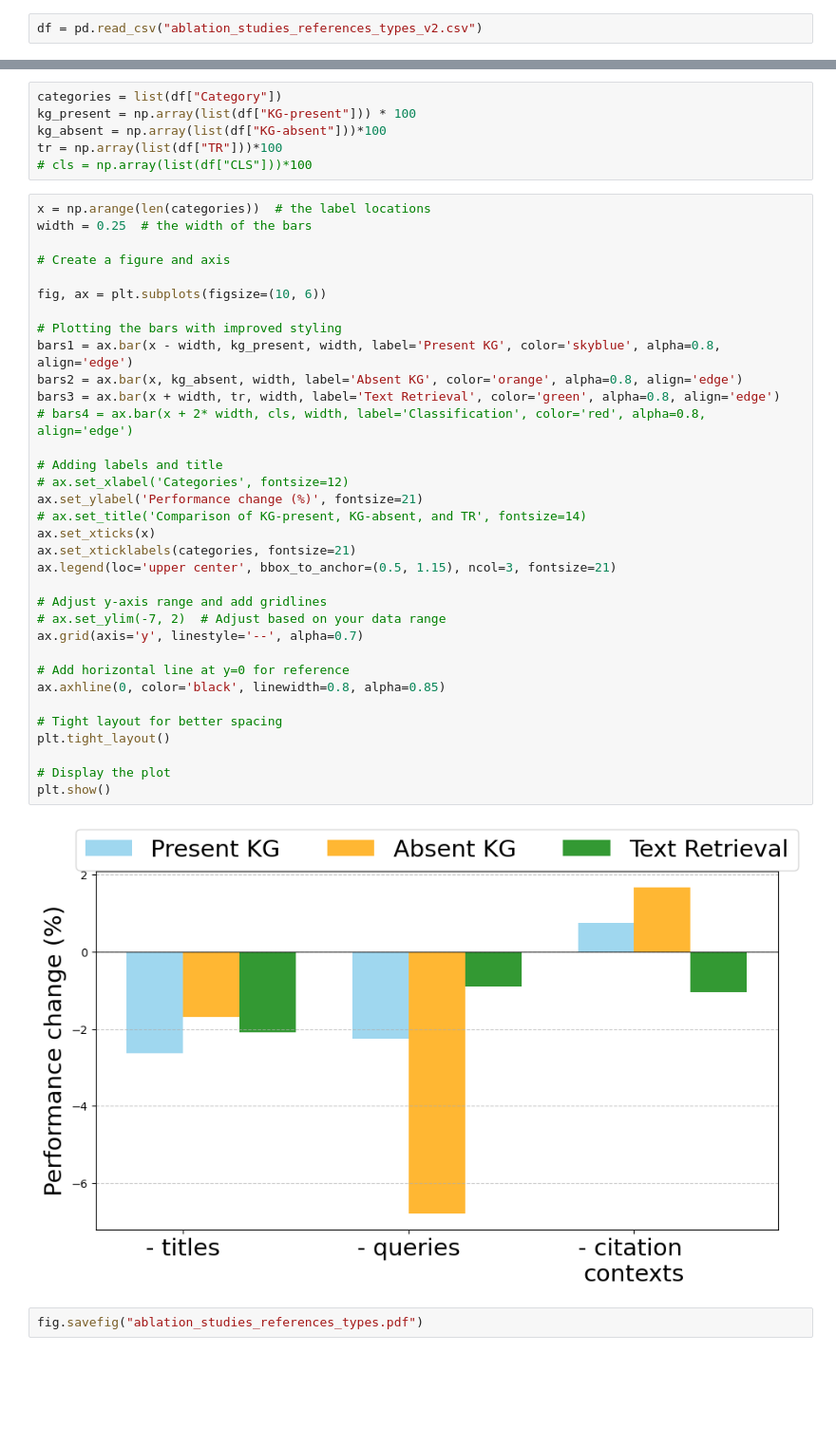
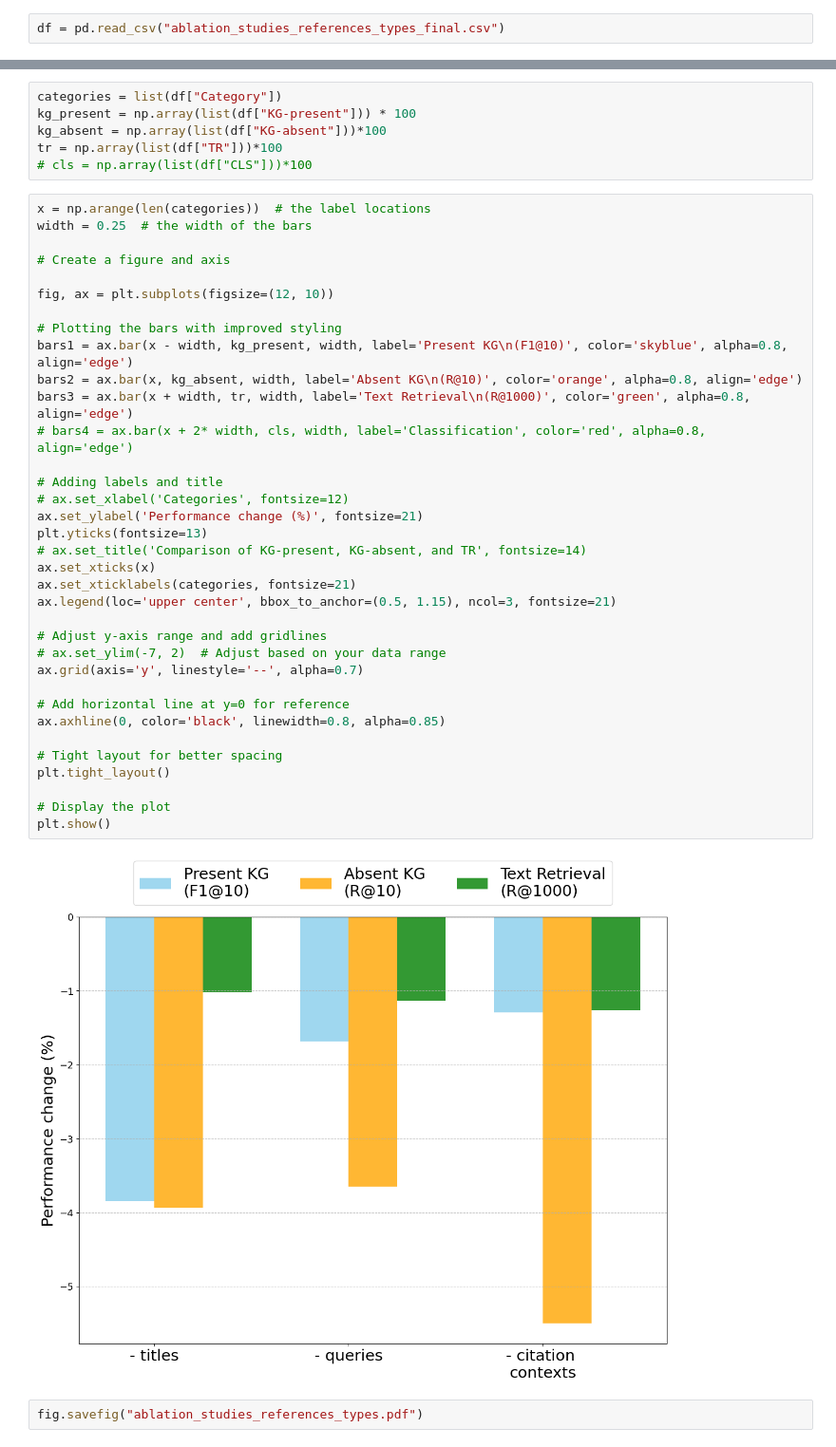
Before and after one commit to louisdo/ERU-KG, a Jupyter notebook: text_retrieval/src/analysis/ablation_studies_references_types.ipynb, the cells around one changed output, grey strips where cells are left out. Shown: that part at 95% size. Drawn from its saved outputs; the diff is of its cells as text; blank space fills up the shorter version.

```diff
--- a/text_retrieval/src/analysis/ablation_studies_references_types.ipynb
+++ b/text_retrieval/src/analysis/ablation_studies_references_types.ipynb
@@ -4,7 +4,7 @@ import pandas as pd
 import numpy as np
 from matplotlib.patches import FancyBboxPatch
 # %%
-df = pd.read_csv("ablation_studies_references_types_v2.csv")
+df = pd.read_csv("ablation_studies_references_types_final.csv")
 # %%
 df["Category"]= df["Unnamed: 0"]
 # %%
@@ -24,37 +24,38 @@ tr = np.array(list(df["TR"]))*100
 x = np.arange(len(categories))  # the label locations
 width = 0.25  # the width of the bars
 
 # Create a figure and axis
 
-fig, ax = plt.subplots(figsize=(10, 6))
+fig, ax = plt.subplots(figsize=(12, 10))
 
 # Plotting the bars with improved styling
-bars1 = ax.bar(x - width, kg_present, width, label='Present KG', color='skyblue', alpha=0.8, align='edge')
-bars2 = ax.bar(x, kg_absent, width, label='Absent KG', color='orange', alpha=0.8, align='edge')
-bars3 = ax.bar(x + width, tr, width, label='Text Retrieval', color='green', alpha=0.8, align='edge')
+bars1 = ax.bar(x - width, kg_present, width, label='Present KG\n(F1@10)', color='skyblue', alpha=0.8, align='edge')
+bars2 = ax.bar(x, kg_absent, width, label='Absent KG\n(R@10)', color='orange', alpha=0.8, align='edge')
+bars3 = ax.bar(x + width, tr, width, label='Text Retrieval\n(R@1000)', color='green', alpha=0.8, align='edge')
 # bars4 = ax.bar(x + 2* width, cls, width, label='Classification', color='red', alpha=0.8, align='edge')
 
 # Adding labels and title
 # ax.set_xlabel('Categories', fontsize=12)
 ax.set_ylabel('Performance change (%)', fontsize=21)
+plt.yticks(fontsize=13)
 # ax.set_title('Comparison of KG-present, KG-absent, and TR', fontsize=14)
 ax.set_xticks(x)
 ax.set_xticklabels(categories, fontsize=21)
 ax.legend(loc='upper center', bbox_to_anchor=(0.5, 1.15), ncol=3, fontsize=21)
 
 # Adjust y-axis range and add gridlines
 # ax.set_ylim(-7, 2)  # Adjust based on your data range
 ax.grid(axis='y', linestyle='--', alpha=0.7)
 
 # Add horizontal line at y=0 for reference
 ax.axhline(0, color='black', linewidth=0.8, alpha=0.85)
 
 # Tight layout for better spacing
 plt.tight_layout()
 
 # Display the plot
 plt.show()
 # %% [output]
-[figure, old version]
+[figure, new version]
 # %%
 fig.savefig("ablation_studies_references_types.pdf")
```
Also changed, not shown: parts of 1 cell of this notebook, 35 other files.
